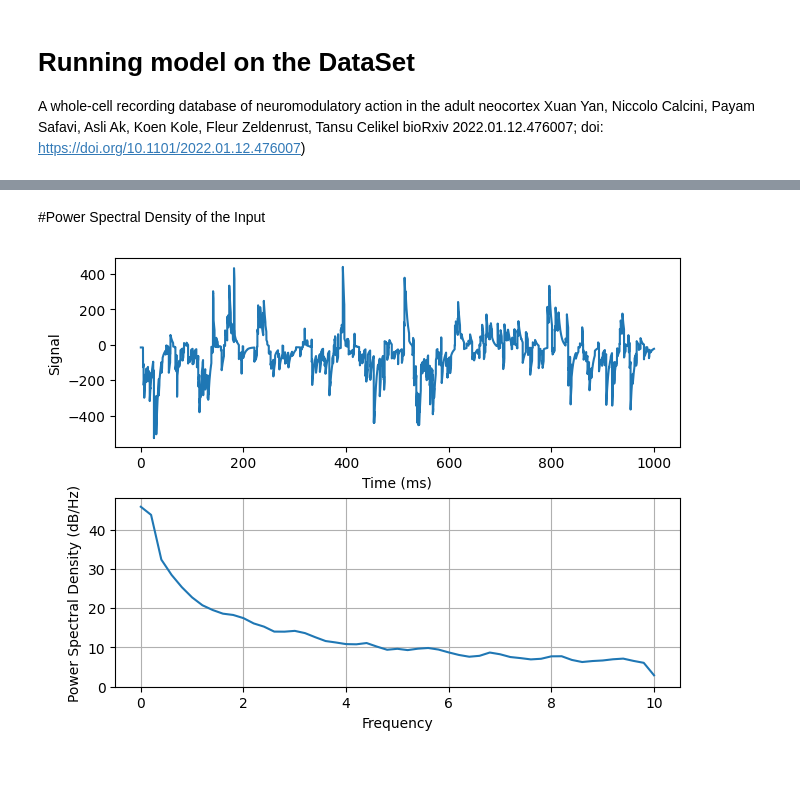
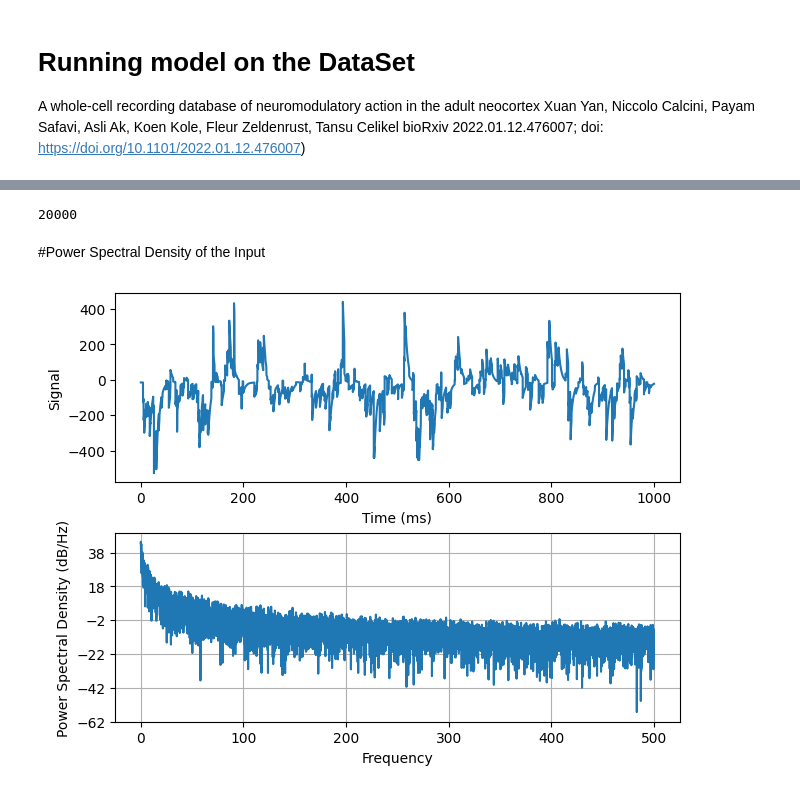
Before and after one commit to Nishant-codex/single_neuron_models, a Jupyter notebook: Morris_lecar.ipynb, the cells around one changed output, grey strips where cells are left out. Cells and saved outputs as stored; diff of their text form; code cells hidden in the pictures.

```diff
--- a/Morris_lecar.ipynb
+++ b/Morris_lecar.ipynb
@@ -474,7 +471,8 @@ def _todict(matobj):
               dict[strg] = elem
     return dict
 # %%
-path = '/content/gdrive/MyDrive/Analyzed/NC_170615_aCSF_E1_analyzed.mat'
+#path = '/content/gdrive/MyDrive/Analyzed/NC_170615_aCSF_E1_analyzed.mat'
+path = 'NC_17-10-17-E2-FN-NODRUG.mat'
 def return_data_I(path):
     '''
     Loads the data from a single data file and returns input current
@@ -488,7 +486,7 @@ def return_data_I(path):
     V = dat[0]['membrane_potential']
     unit_time = 1/20. * ms
     unit = uA
-    tmp = np.expand_dims(I[:20*1000],1)*unit
+    tmp = np.expand_dims(I[:20*72000],1)*unit
     curr = TimedArray(tmp, dt=1. * unit_time)
     input_current = curr
     return input_current
@@ -518,24 +521,95 @@ plt.show()
+# %%
+def save_simulation(stimulus, states, filename, data_mode, filemode=None):
+    """
+    arguments:
+        stimulus: input stimulus
+        states: brian2.StateMonitor
+        filename: name of hdf5 file
+        data_mode: specify if "train" or "test" data
+        filemode: for h5py, for write/ read only or other access
+    """
+
+    # data format for RNN training (local) of data_mode is 'data', otherwise format for BPTT_TF
+    local_format = data_mode == "data"
+
+    if filemode is None:
+        filemode = "a" if os.path.exists(filename) else "w"
+    file = h5py.File(filename, filemode)
+
+    stateset = states.get_states(units=False)
+    stimulus = stimulus.values
+
+    name_dataset = data_mode
+
+    # split into train and test set, save in format for BPTT_TF scale_data.py
+    if not local_format:
+        names_datasets = ["train", "test"]
+        l = len(stateset["t"])
+
+        split = int(l * 39 / 60)
+        print(f"split is {split}")
+        data = np.empty((l, 3))
+
+    # save variables in separate datasets if local format is needed, otherwise create one training and one test dataset
+    for var in stateset:
+        if var == "I":
+            if local_format:
+                data = stimulus
+            else:
+                data[: len(stimulus), 1] = np.squeeze(stimulus)
+            save = True
+        elif var == "t":
+            if local_format:
+                data = stateset[var]
+            else:
+                data[:, 0] = np.squeeze(stateset[var])
+            save = True
+        elif var == "v":
+            if local_format:
+                data = stateset[var]
+            else:
+                data[:, 2] = np.squeeze(stateset[var])
+            save = True
+
+        if local_format and save:
+            dataset_name = f"{name_dataset}/{var}"
+            print(f"shape of {var} {name_dataset}: {data.shape}")
+            file.create_dataset(dataset_name, dtype="f", data=data)
+
+    if not local_format:
+        for name_dataset in names_datasets:
+            dataset_name = f"{name_dataset}"
+            if name_dataset == "train":
+                sub_data = data[:split, :]
+            elif name_dataset == "test":
+                sub_data = data[split:, :]
+            print(f"saving {dataset_name} data with shape {sub_data.shape}")
+            file.create_dataset(dataset_name, dtype="f", data=sub_data)
+
+    file.close()
+# %% [output]
+20000
 # %% [markdown]
 #Power Spectral Density of the Input
 # %%
 import matplotlib.pyplot as plt
 import numpy as np
 
 import matplotlib.mlab as mlab
 
 # Fixing random state for reproducibility
 
 dt = 1/20
 t = np.arange(0, 1000, dt)
 dat = loadmat_(path)
 I = dat[0]['input_current'][:1000*20]
 
 fig, (ax0, ax1) = plt.subplots(2, 1, layout='constrained')
 ax0.plot(t, I)
 ax0.set_xlabel('Time (ms)')
 ax0.set_ylabel('Signal')
-ax1.psd(I,100,20)
+ax1.psd(I,20000,1000)
 
 plt.show()
 # %% [output]
-[figure, old version]
+[figure, new version]
```
Also changed, not shown: parts of 18 cells of this notebook, 1 other file.
